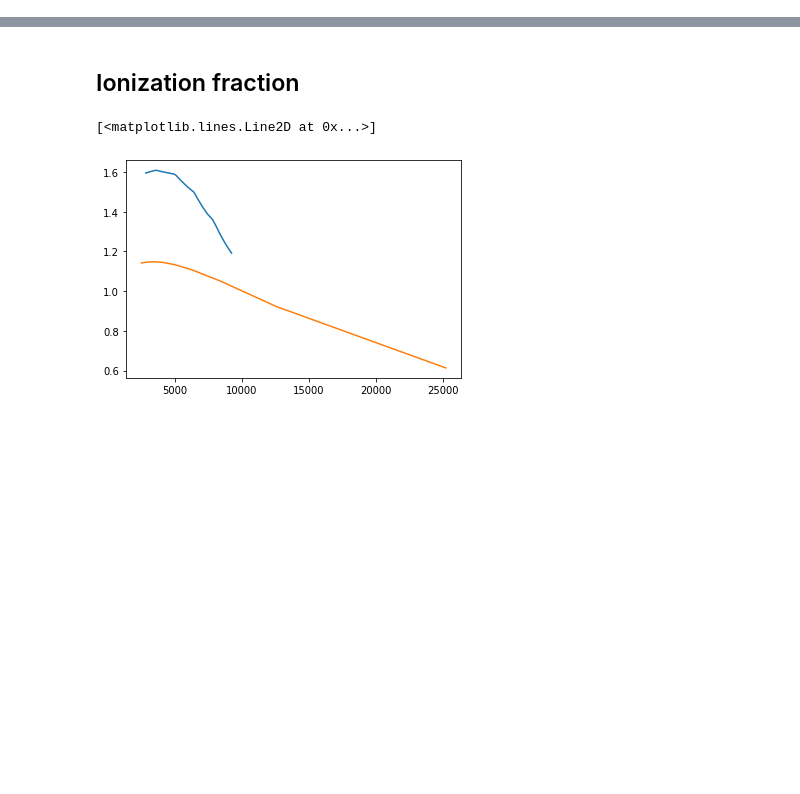
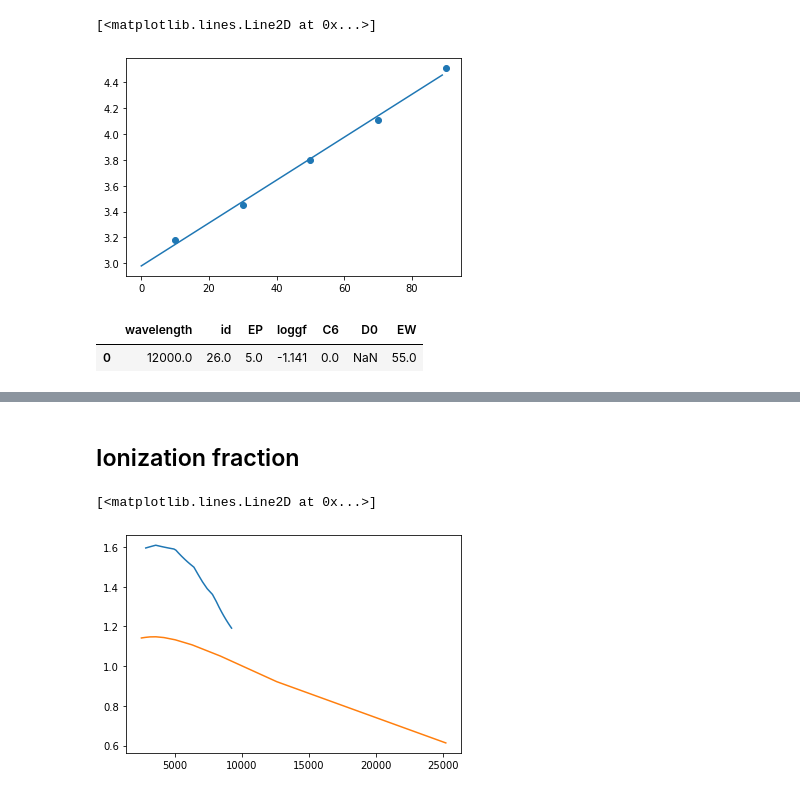
Before and after one commit to MingjieJian/pymoog, a Jupyter notebook: pymoog/internal.ipynb, the cells around one changed output, grey strips where cells are left out. Saved outputs shown, nothing was run; the diff lists cells and outputs as text; code cells hidden in the pictures; blank space fills up the shorter version.

```diff
--- a/pymoog/internal.ipynb
+++ b/pymoog/internal.ipynb
@@ -25,0 +26,12 @@ plt.savefig(internal_path+'contri_func.png', dpi=250)
+# %%
+wav_length = np.arange(10, 100, 20)
+time = [3.18, 3.45, 3.80, 4.11, 4.51]
+
+plt.scatter(wav_length, time)
+res = np.polyfit(wav_length, time, 1)
+x = np.arange(0, 90, 1)
+y = np.polyval(res, x)
+plt.plot(x, y)
+# %% [output]
+[<matplotlib.lines.Line2D at 0x...>]
+[figure, added]
@@ -25,0 +55,5 @@ plt.savefig(internal_path+'contri_func.png', dpi=250)
+# %%
+linelist_use
+# %% [output]
+|  | wavelength | id | EP | loggf | C6 | D0 | EW |
+| 0 | 12000.0 | 26.0 | 5.0 | -1.141 | 0.0 | NaN | 55.0 |
```
Also changed, not shown: parts of 28 cells of this notebook, 12 other files.
